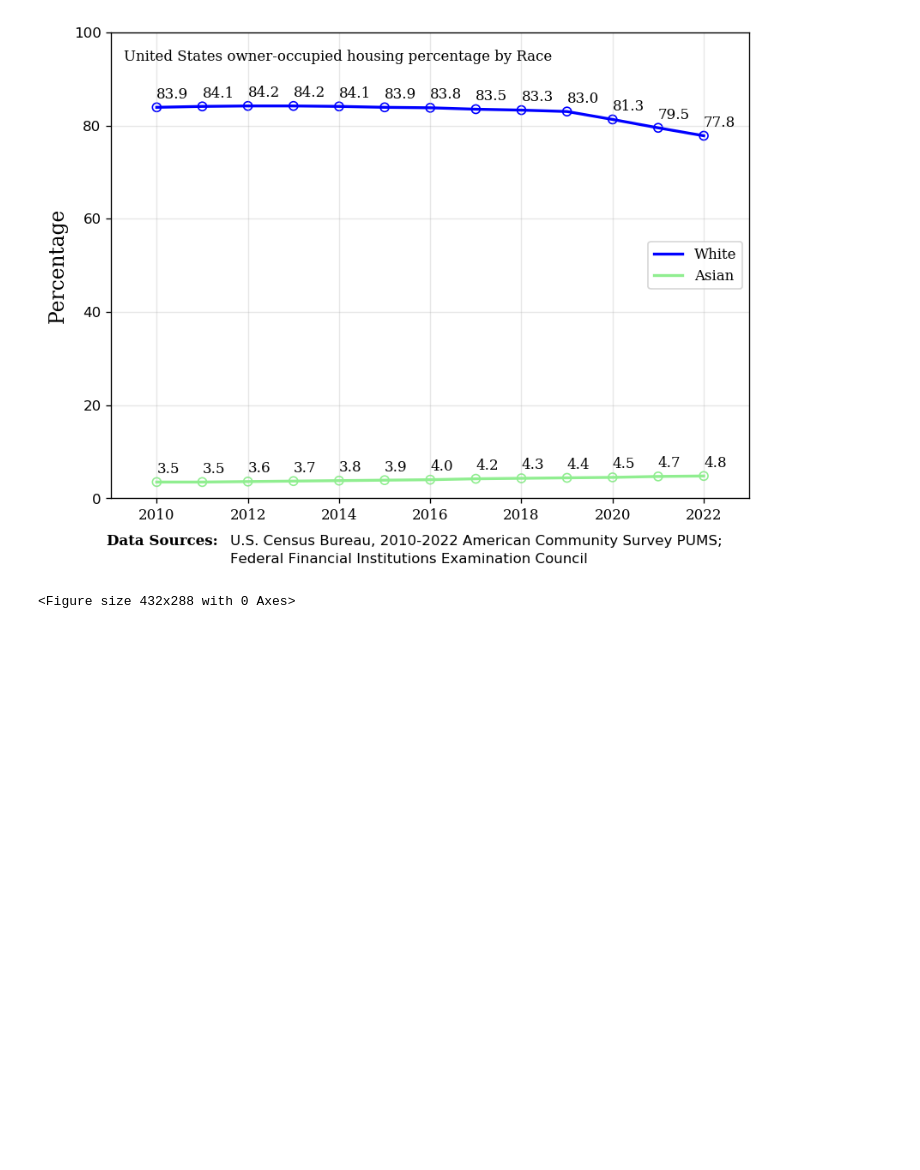
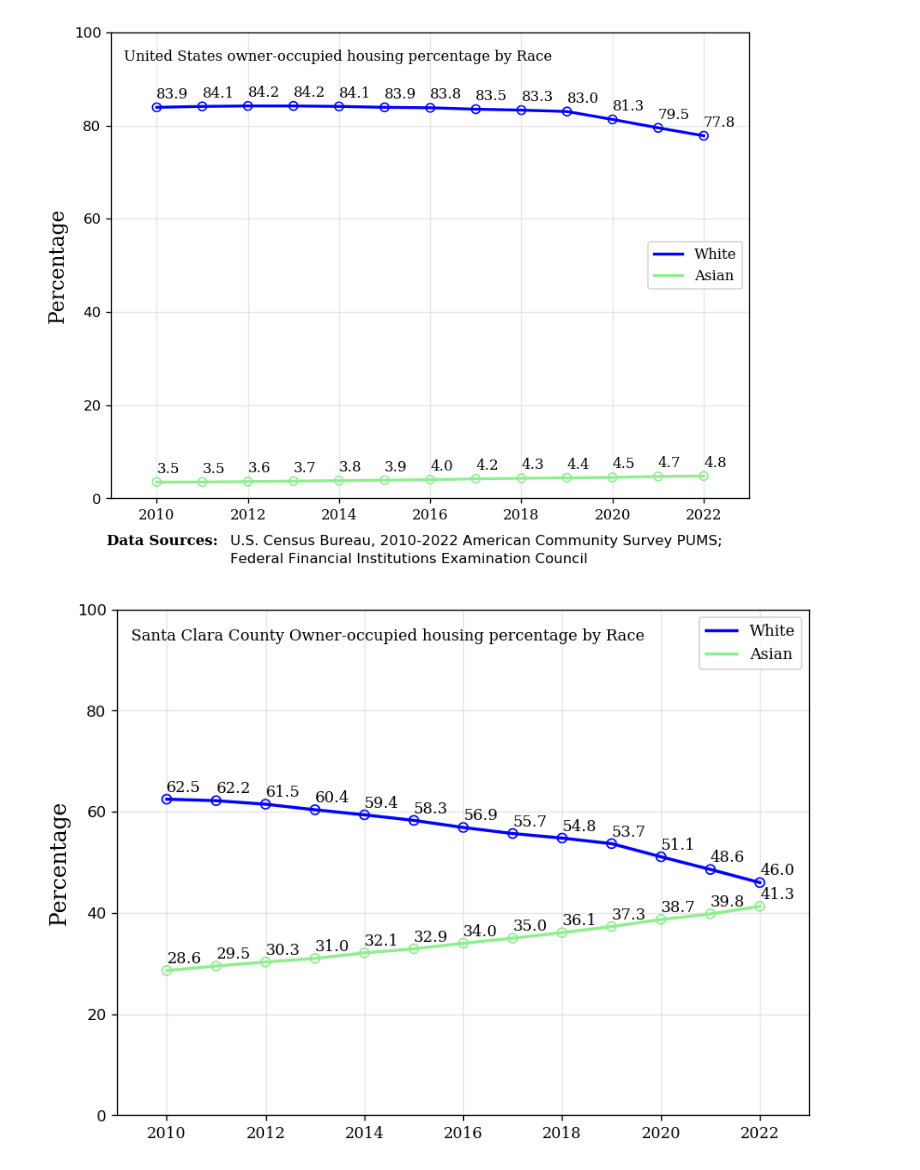
Before and after one commit to goose888/artplot, a Jupyter notebook: House_owner_race.ipynb, the cells around one changed output. Drawn from its saved outputs; the diff is of its cells as text; code cells hidden in the pictures; blank space fills up the shorter version.

Commit message:
Add second figure

```diff
--- a/House_owner_race.ipynb
+++ b/House_owner_race.ipynb
@@ -9,6 +9,6 @@ import numpy as np
 # function to add value labels
 def addlabels(x,y):
     for i in range(len(x)):
-        plt.text(x[i],y[i]+2,y[i], **csfont)
+        plt.text(x[i],y[i]+1.5,y[i], **csfont)
 # %%
 df = pd.read_excel('Homeowner_race.xlsx').rename(columns={"Unnamed: 0": "year"})
@@ -59,8 +60,42 @@ ax.legend(['White', 'Asian'], loc='center right', prop={'family': 'serif'})
 plt.figtext(0.12, 0.05, "Data Sources:", weight='bold', **csfont)
 plt.figtext(0.27, 0.05, "U.S. Census Bureau, 2010-2022 American Community Survey PUMS;")
 plt.figtext(0.27, 0.02, "Federal Financial Institutions Examination Council")
-plt.show()
+# plt.show()
 plt.savefig('US_housing.png')
 # %% [output]
 [figure]
-<Figure size 432x288 with 0 Axes>
+# %%
+fig, ax = plt.subplots(figsize=(8,6),dpi=120)
+# font = FontProperties()
+# font.set_family('cursive')
+
+csfont = {'fontname':'serif'}
+ticks_font = FontProperties(family='serif', style='normal',
+    weight='normal', stretch='normal')
+plt.rc('font',**{'family':'sans-serif','sans-serif':['Helvetica']})
+# plt.text(2010, 30, 30, size=12, math_fontfamily='cm')
+
+ax.plot(df2.year, df2.White, color='blue')
+ax.scatter(df2.year, df2.White, marker='o', facecolors='none', edgecolor='blue')
+ax.plot(df2.year, df2.Asian, color='lightgreen')
+ax.scatter(df2.year, df2.Asian, marker='o', facecolors='none', edgecolor='lightgreen')
+ax.set_title('Santa Clara County Owner-occupied housing percentage by Race', loc='left', y=0.92, x=0.02, fontsize='medium', **csfont)
+plt.rcParams['lines.linewidth'] = 2
+
+Artist.set(ax, xlim =(2009, 2023), ylim =(0.0, 100.0))
+
+for label in ax.get_xticklabels():
+    label.set_fontproperties(ticks_font)
+
+addlabels(np.array(df2.year), np.array(df2.White))
+addlabels(np.array(df2.year), np.array(df2.Asian))
+plt.ylabel('Percentage', fontsize=14, **csfont)
+ax.grid(alpha=0.3)
+ax.legend(['White', 'Asian'], loc='upper right', prop={'family': 'serif'})
+# plt.figtext(0.12, 0.05, "Data Sources:", weight='bold', **csfont)
+# plt.figtext(0.27, 0.05, "U.S. Census Bureau, 2010-2022 American Community Survey PUMS;")
+# plt.figtext(0.27, 0.02, "Federal Financial Institutions Examination Council")
+# plt.show()
+plt.savefig('US_housing_2.png')
+# %% [output]
+[figure, added]
```
Also changed, not shown: parts of 1 cell of this notebook, 2 other files.
